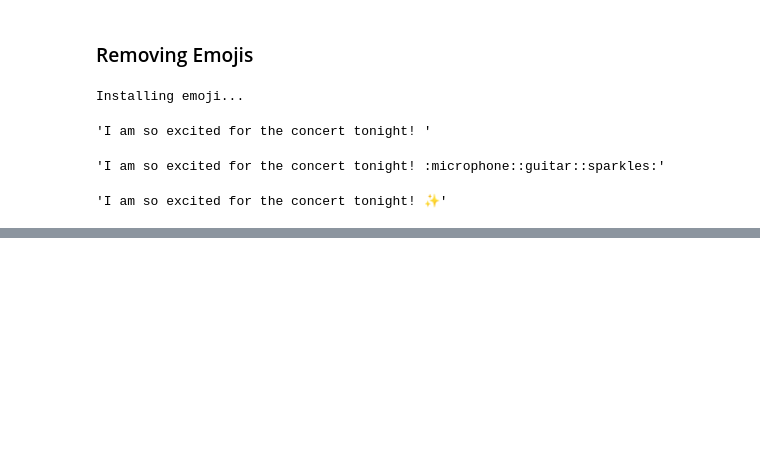
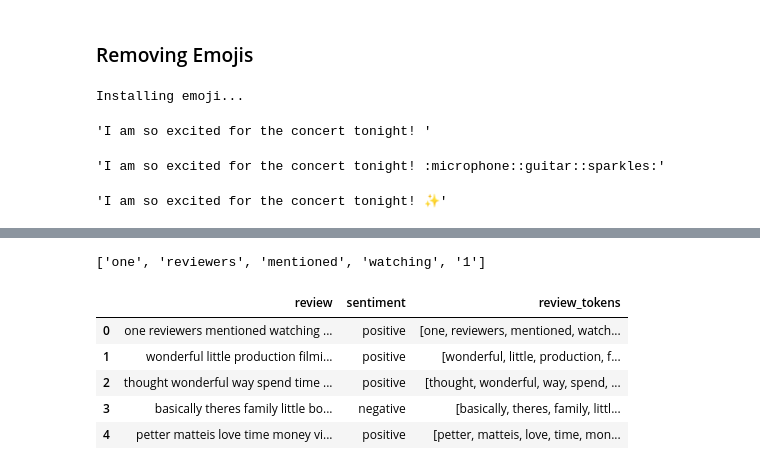
Before and after one commit to BUFONJOKER/nlp-course-campusx, a Jupyter notebook: 01-sentiment-analysis-imdb-reviews.ipynb, the cells around one changed output, grey strips where cells are left out. Saved outputs shown, nothing was run; the diff lists cells and outputs as text; code cells hidden in the pictures; blank space fills up the shorter version.

Commit message:
till tokenization complete

```diff
--- a/01-sentiment-analysis-imdb-reviews.ipynb
+++ b/01-sentiment-analysis-imdb-reviews.ipynb
@@ -317,0 +336,2 @@ re.sub(emoji_pattern,'', text)
+# %%
+df['review_tokens'] = df['review'].apply(word_tokenize)
@@ -317,0 +348,14 @@ re.sub(emoji_pattern,'', text)
+# %%
+# first five tokens of first review
+df['review_tokens'][0][:5]
+# %% [output]
+['one', 'reviewers', 'mentioned', 'watching', '1']
+# %%
+df.head()
+# %% [output]
+|  | review | sentiment | review_tokens |
+| 0 | one reviewers mentioned watching ... | positive | [one, reviewers, mentioned, watch... |
+| 1 | wonderful little production filmi... | positive | [wonderful, little, production, f... |
+| 2 | thought wonderful way spend time ... | positive | [thought, wonderful, way, spend, ... |
+| 3 | basically theres family little bo... | negative | [basically, theres, family, littl... |
+| 4 | petter matteis love time money vi... | positive | [petter, matteis, love, time, mon... |
```
Also changed, not shown: parts of 7 cells of this notebook.
